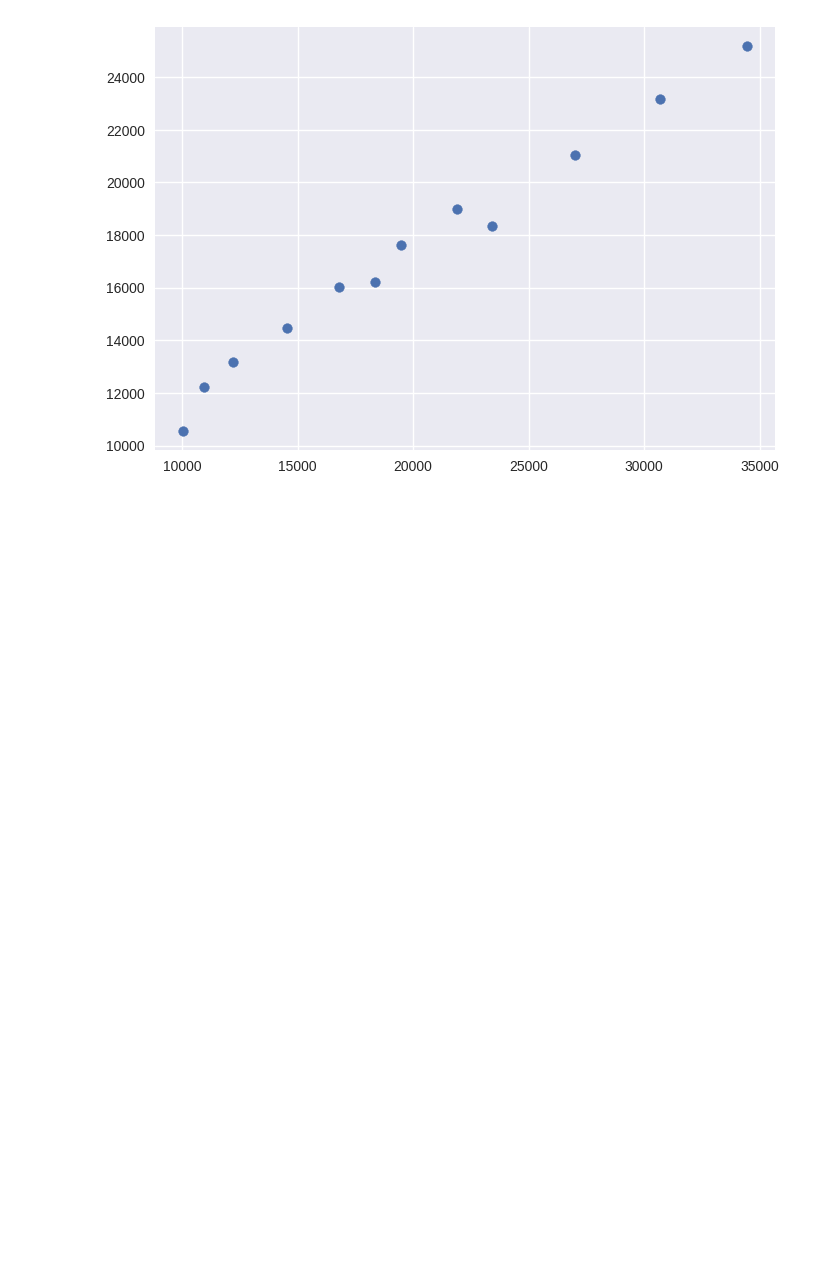
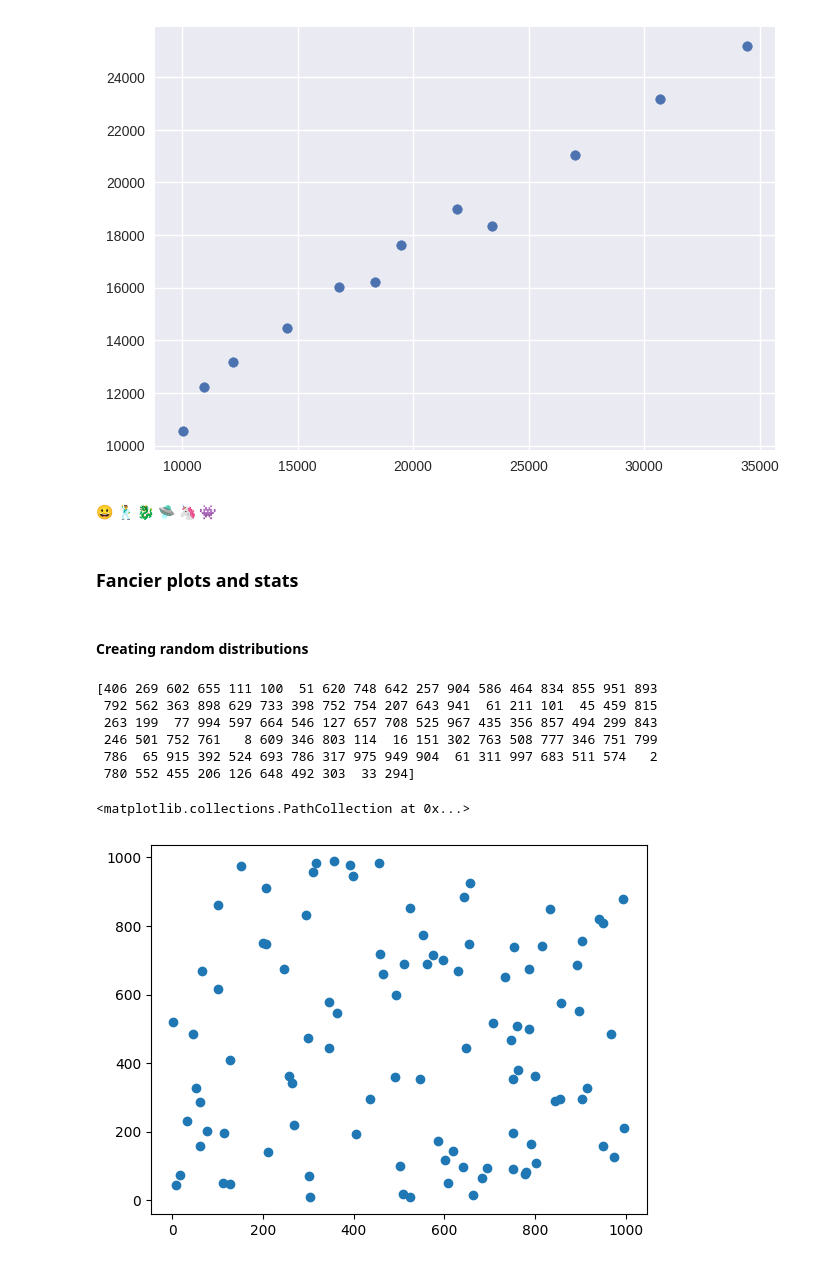
Before and after one commit to gausec/practcomp2022, a Jupyter notebook: PracComp2022.ipynb, the cells around one changed output. Cells and saved outputs as stored; diff of their text form; code cells hidden in the pictures; blank space fills up the shorter version.

```diff
--- a/PracComp2022.ipynb
+++ b/PracComp2022.ipynb
@@ -550,3 +553,37 @@ plt.scatter(gdp_australia, gdp_nz)
 # %% [output]
 <matplotlib.collections.PathCollection at 0x...>
 [figure]
+# %% [markdown]
+😀
+🕺
+🐉
+🛸
+🦄
+👾
+# %% [markdown]
+### Fancier plots and stats
+# %% [markdown]
+#### Creating random distributions
+# %%
+%matplotlib inline
+import matplotlib.pyplot as plt
+
+import numpy as np
+
+randx= np.random.randint (0,1000, size=100)
+print(randx)
+# %% [output]
+[406 269 602 655 111 100  51 620 748 642 257 904 586 464 834 855 951 893
+ 792 562 363 898 629 733 398 752 754 207 643 941  61 211 101  45 459 815
+ 263 199  77 994 597 664 546 127 657 708 525 967 435 356 857 494 299 843
+ 246 501 752 761   8 609 346 803 114  16 151 302 763 508 777 346 751 799
+ 786  65 915 392 524 693 786 317 975 949 904  61 311 997 683 511 574   2
+ 780 552 455 206 126 648 492 303  33 294]
+# %%
+randy= np.random.randint(0,1000,size=100)
+# %%
+plt.style.use("default")
+plt.scatter(randx,randy) #makes a scatter plot of our randomly generated x and y points
+# %% [output]
+<matplotlib.collections.PathCollection at 0x...>
+[figure, added]
```
Also changed, not shown: parts of 57 cells of this notebook.
